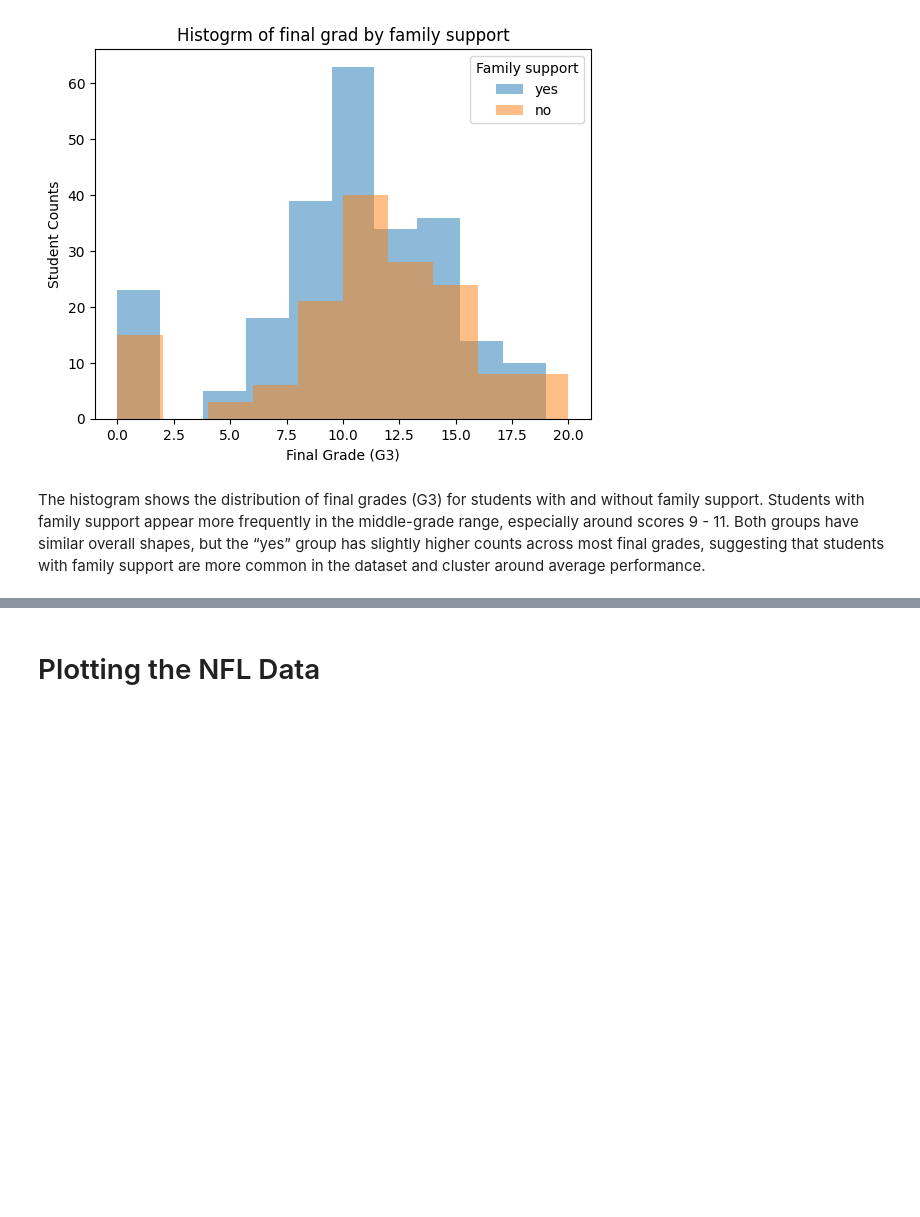
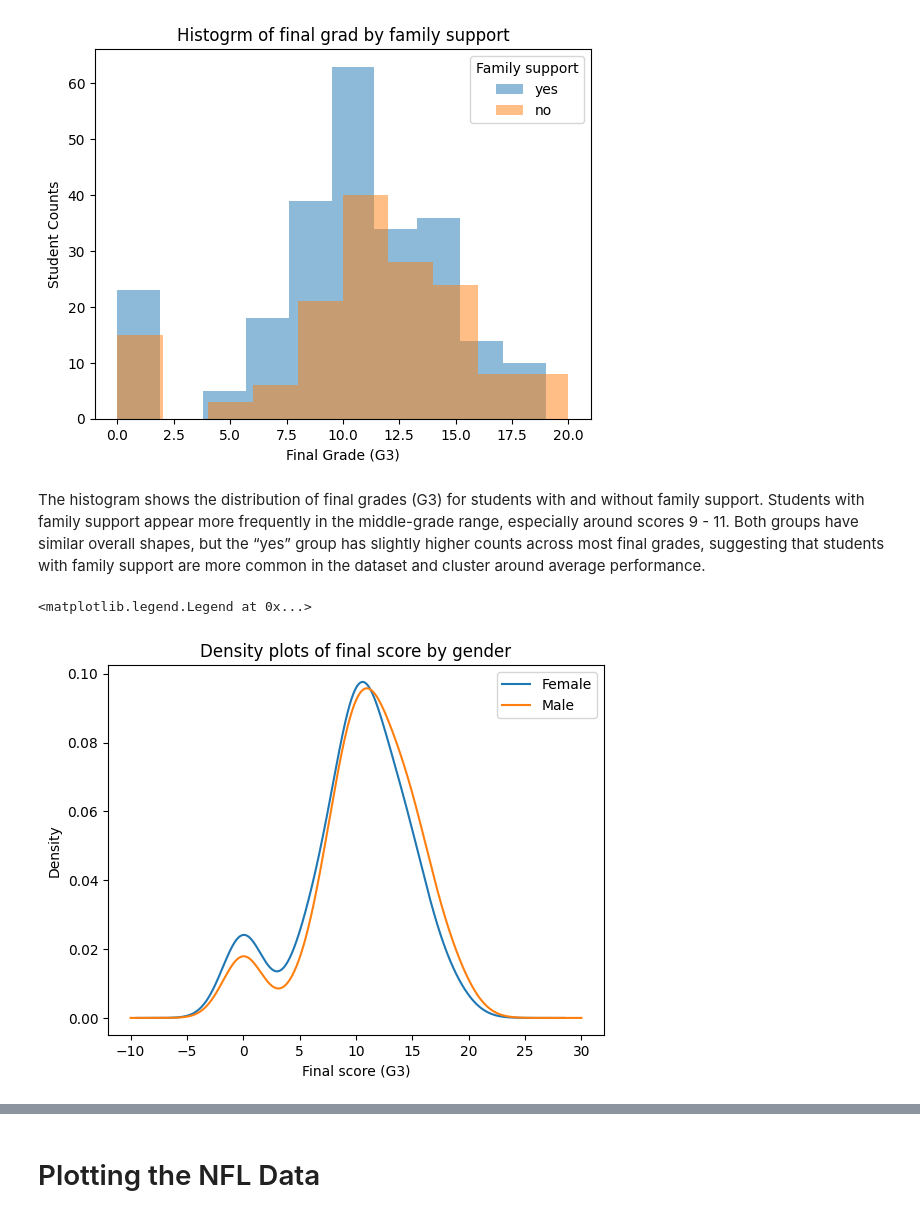
Before and after one commit to fhzhkunming/ST554_HW4, a Jupyter notebook: HW4_Hui.ipynb, the cells around one changed output, grey strips where cells are left out. Cells and saved outputs as stored; diff of their text form; code cells hidden in the pictures; blank space fills up the shorter version.

```diff
--- a/HW4_Hui.ipynb
+++ b/HW4_Hui.ipynb
@@ -287,0 +285,11 @@ math_score[math_score["famsup"] == "yes"]["G3"].plot.density(bw_method = 0.1, la
+# %%
+# Create a kernel density plot females
+math_score[math_score["sex"] == "F"]["G3"].plot.density(bw_method = 0.4, label = "Female")
+# Create a kenel density plot for males
+math_score[math_score["sex"] == "M"]["G3"].plot.density(bw_method = 0.4, label = "Male")
+plt.title("Density plots of final score by gender")     # add a plot title
+plt.xlabel("Final score (G3)")                          # label the x-axis
+plt.legend()                                            # show the legend
+# %% [output]
+<matplotlib.legend.Legend at 0x...>
+[figure, added]
```
Also changed, not shown: parts of 10 cells of this notebook.
